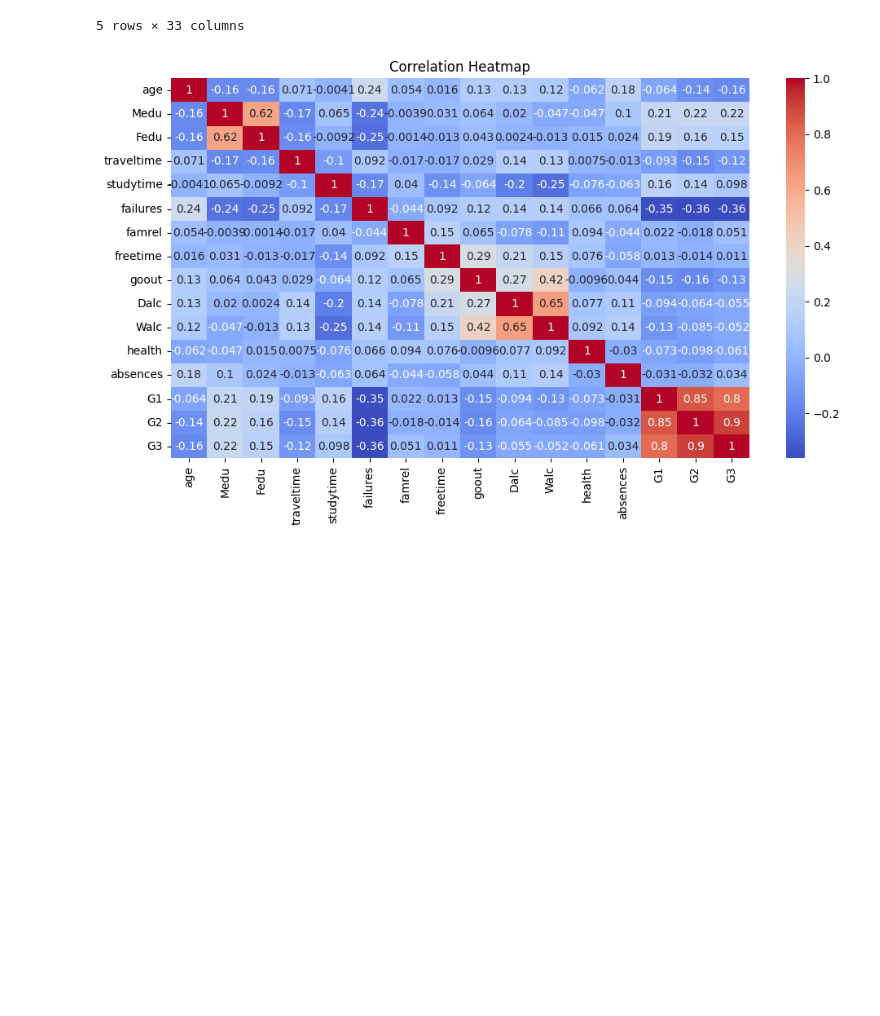
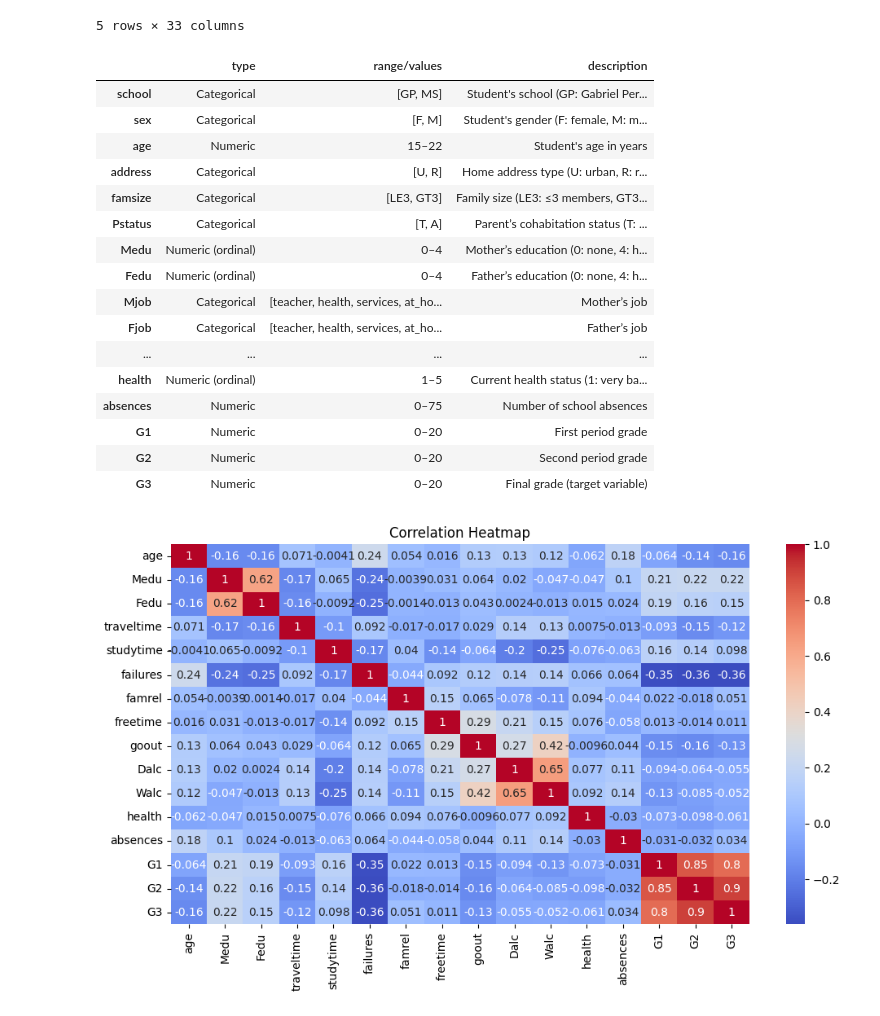
Before and after one commit to RDC28/ds-notes, a Jupyter notebook: ML/Supervised Learning/linear_models/Linear Regression/student-performance.ipynb, the cells around one changed output. Drawn from its saved outputs; the diff is of its cells as text; code cells hidden in the pictures; blank space fills up the shorter version.

```diff
--- a/ML/student-performance.ipynb
+++ b/ML/Supervised Learning/linear_models/Linear Regression/student-performance.ipynb
@@ -43,6 +43,63 @@ df.head()
 | 3 | GP | F | 15 | U | GT3 | T | 4 | 2 | health | services | ... | ... |
 | 4 | GP | F | 16 | U | GT3 | T | 3 | 3 | other | other | ... | ... |
 5 rows × 33 columns
+# %%
+student_data_description = {
+    "school": {"type": "Categorical", "range/values": ["GP", "MS"], "description": "Student's school (GP: Gabriel Pereira, MS: Mousinho da Silveira)"},
+    "sex": {"type": "Categorical", "range/values": ["F", "M"], "description": "Student's gender (F: female, M: male)"},
+    "age": {"type": "Numeric", "range/values": "15–22", "description": "Student's age in years"},
+    "address": {"type": "Categorical", "range/values": ["U", "R"], "description": "Home address type (U: urban, R: rural)"},
+    "famsize": {"type": "Categorical", "range/values": ["LE3", "GT3"], "description": "Family size (LE3: ≤3 members, GT3: >3 members)"},
+    "Pstatus": {"type": "Categorical", "range/values": ["T", "A"], "description": "Parent’s cohabitation status (T: together, A: apart)"},
+    "Medu": {"type": "Numeric (ordinal)", "range/values": "0–4", "description": "Mother’s education (0: none, 4: higher education)"},
+    "Fedu": {"type": "Numeric (ordinal)", "range/values": "0–4", "description": "Father’s education (0: none, 4: higher education)"},
+    "Mjob": {"type": "Categorical", "range/values": ["teacher", "health", "services", "at_home", "other"], "description": "Mother’s job"},
+    "Fjob": {"type": "Categorical", "range/values": ["teacher", "health", "services", "at_home", "other"], "description": "Father’s job"},
+    "reason": {"type": "Categorical", "range/values": ["home", "reputation", "course", "other"], "description": "Reason to choose this school"},
+    "guardian": {"type": "Categorical", "range/values": ["mother", "father", "other"], "description": "Student’s guardian"},
+    "traveltime": {"type": "Numeric (ordinal)", "range/values": "1–4", "description": "Home to school travel time (1: <15min, 4: >1hr)"},
+    "studytime": {"type": "Numeric (ordinal)", "range/values": "1–4", "description": "Weekly study time (1: <2hr, 4: >10hr)"},
+    "failures": {"type": "Numeric", "range/values": "0–3", "description": "Number of past class failures"},
+    "schoolsup": {"type": "Binary", "range/values": ["yes", "no"], "description": "Extra educational school support"},
+    "famsup": {"type": "Binary", "range/values": ["yes", "no"], "description": "Family educational support"},
+    "paid": {"type": "Binary", "range/values": ["yes", "no"], "description": "Extra paid classes within the course subject"},
+    "activities": {"type": "Binary", "range/values": ["yes", "no"], "description": "Extra-curricular activities"},
+    "nursery": {"type": "Binary", "range/values": ["yes", "no"], "description": "Attended nursery school"},
+    "higher": {"type": "Binary", "range/values": ["yes", "no"], "description": "Wants to take higher education"},
+    "internet": {"type": "Binary", "range/values": ["yes", "no"], "description": "Internet access at home"},
+    "romantic": {"type": "Binary", "range/values": ["yes", "no"], "description": "In a romantic relationship"},
+    "famrel": {"type": "Numeric (ordinal)", "range/values": "1–5", "description": "Quality of family relationships (1: very bad, 5: excellent)"},
+    "freetime": {"type": "Numeric (ordinal)", "range/values": "1–5", "description": "Free time after school (1: very low, 5: very high)"},
+    "goout": {"type": "Numeric (ordinal)", "range/values": "1–5", "description": "Going out with friends frequency (1: very low, 5: very high)"},
+    "Dalc": {"type": "Numeric (ordinal)", "range/values": "1–5", "description": "Workday alcohol consumption (1: very low, 5: very high)"},
+    "Walc": {"type": "Numeric (ordinal)", "range/values": "1–5", "description": "Weekend alcohol consumption (1: very low, 5: very high)"},
+    "health": {"type": "Numeric (ordinal)", "range/values": "1–5", "description": "Current health status (1: very bad, 5: very good)"},
+    "absences": {"type": "Numeric", "range/values": "0–75", "description": "Number of school absences"},
+    "G1": {"type": "Numeric", "range/values": "0–20", "description": "First period grade"},
+    "G2": {"type": "Numeric", "range/values": "0–20", "description": "Second period grade"},
+    "G3": {"type": "Numeric", "range/values": "0–20", "description": "Final grade (target variable)"}
+}
+
+df_described = pd.DataFrame(student_data_description)
+df_described.transpose()
+# %% [output]
+|  | type | range/values | description |
+| school | Categorical | [GP, MS] | Student's school (GP: Gabriel Per... |
+| sex | Categorical | [F, M] | Student's gender (F: female, M: m... |
+| age | Numeric | 15–22 | Student's age in years |
+| address | Categorical | [U, R] | Home address type (U: urban, R: r... |
+| famsize | Categorical | [LE3, GT3] | Family size (LE3: ≤3 members, GT3... |
+| Pstatus | Categorical | [T, A] | Parent’s cohabitation status (T: ... |
+| Medu | Numeric (ordinal) | 0–4 | Mother’s education (0: none, 4: h... |
+| Fedu | Numeric (ordinal) | 0–4 | Father’s education (0: none, 4: h... |
+| Mjob | Categorical | [teacher, health, services, at_ho... | Mother’s job |
+| Fjob | Categorical | [teacher, health, services, at_ho... | Father’s job |
+| ... | ... | ... | ... |
+| health | Numeric (ordinal) | 1–5 | Current health status (1: very ba... |
+| absences | Numeric | 0–75 | Number of school absences |
+| G1 | Numeric | 0–20 | First period grade |
+| G2 | Numeric | 0–20 | Second period grade |
+| G3 | Numeric | 0–20 | Final grade (target variable) |
 # %%
 # correlation heatmap
 corr = df.corr(numeric_only=True)
```
Also changed, not shown: parts of 2 cells of this notebook, 1 other file.
